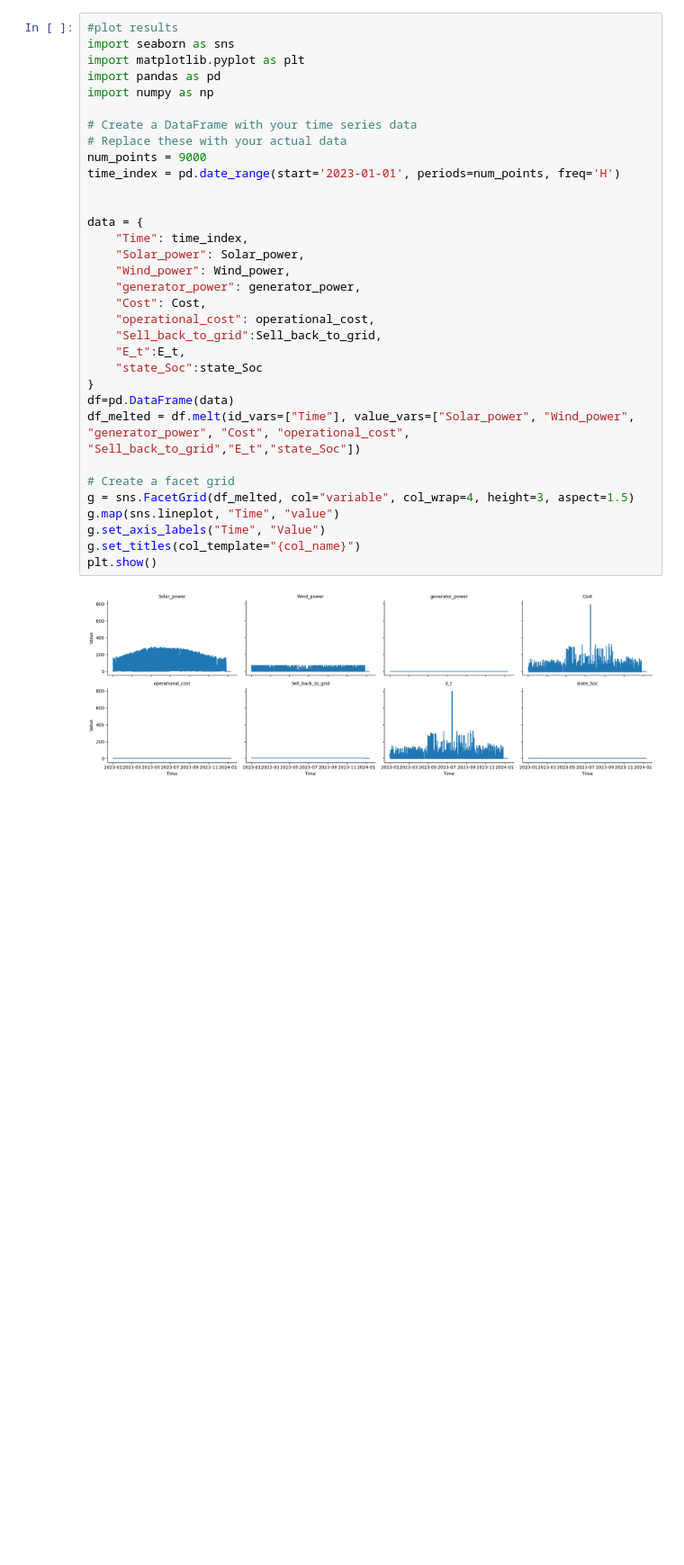
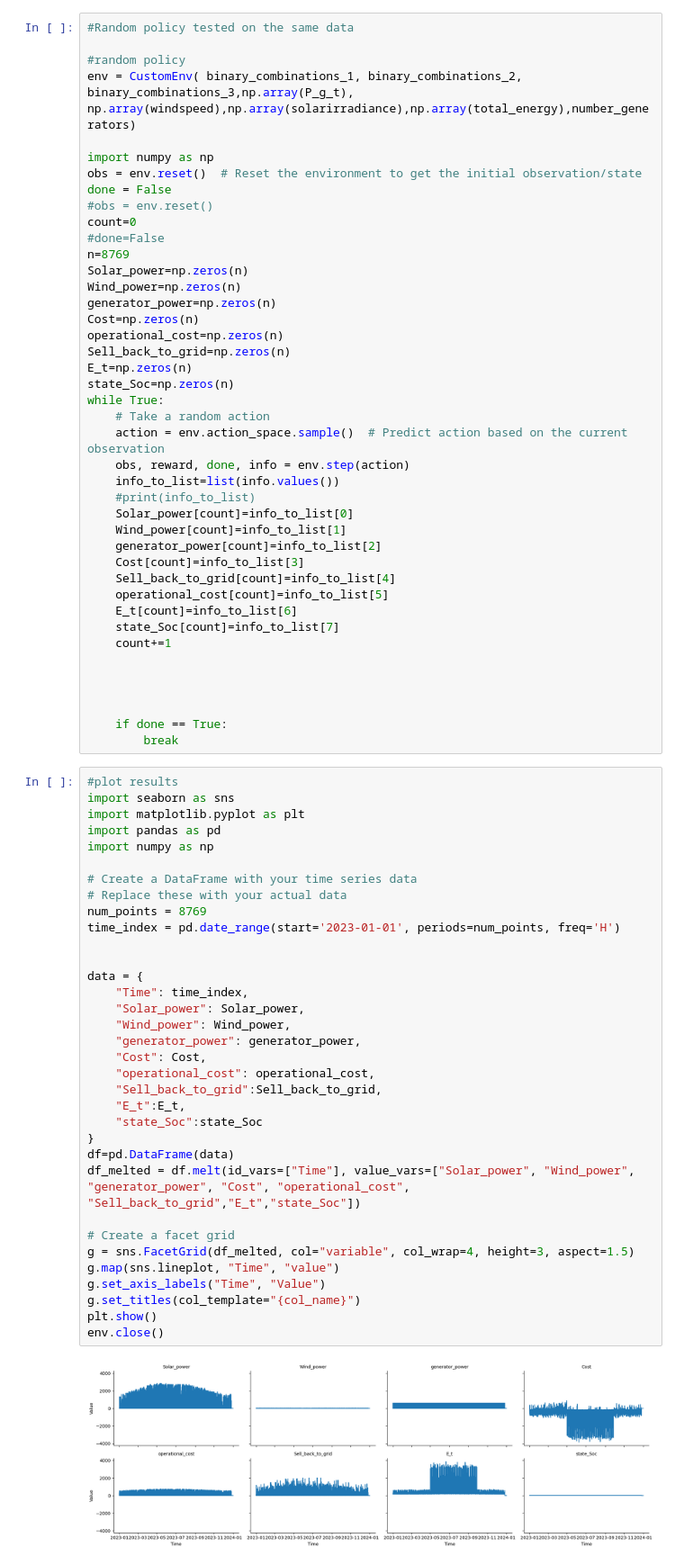
Before and after one commit to fredrikofstad/RL-Microgrid-Coordination, a Jupyter notebook: src/microgrid_env_rl.ipynb, the cells around one changed output. Shown: that part at 90% size. Saved outputs shown, nothing was run; the diff lists cells and outputs as text; blank space fills up the shorter version.

Commit message:
update,still have to use data in data

```diff
--- a/src/microgrid_env_rl.ipynb
+++ b/src/microgrid_env_rl.ipynb
@@ -550,35 +630,78 @@ while True:
+# %%
+#Random policy tested on the same data
+
+#random policy
+env = CustomEnv( binary_combinations_1, binary_combinations_2, binary_combinations_3,np.array(P_g_t), np.array(windspeed),np.array(solarirradiance),np.array(total_energy),number_generators)
+
+import numpy as np
+obs = env.reset()  # Reset the environment to get the initial observation/state
+done = False
+#obs = env.reset()
+count=0
+#done=False
+n=8769
+Solar_power=np.zeros(n)
+Wind_power=np.zeros(n)
+generator_power=np.zeros(n)
+Cost=np.zeros(n)
+operational_cost=np.zeros(n)
+Sell_back_to_grid=np.zeros(n)
+E_t=np.zeros(n)
+state_Soc=np.zeros(n)
+while True:
+    # Take a random action
+    action = env.action_space.sample()  # Predict action based on the current observation
+    obs, reward, done, info = env.step(action)
+    info_to_list=list(info.values())
+    #print(info_to_list)
+    Solar_power[count]=info_to_list[0]
+    Wind_power[count]=info_to_list[1]
+    generator_power[count]=info_to_list[2]
+    Cost[count]=info_to_list[3]
+    Sell_back_to_grid[count]=info_to_list[4]
+    operational_cost[count]=info_to_list[5]
+    E_t[count]=info_to_list[6]
+    state_Soc[count]=info_to_list[7]
+    count+=1
+
+
+
+
+    if done == True:
+        break
 # %%
 #plot results
 import seaborn as sns
 import matplotlib.pyplot as plt
 import pandas as pd
 import numpy as np
 
 # Create a DataFrame with your time series data
 # Replace these with your actual data
-num_points = 9000
+num_points = 8769
 time_index = pd.date_range(start='2023-01-01', periods=num_points, freq='H')
 
 
 data = {
     "Time": time_index,
     "Solar_power": Solar_power,
     "Wind_power": Wind_power,
     "generator_power": generator_power,
     "Cost": Cost,
     "operational_cost": operational_cost,
     "Sell_back_to_grid":Sell_back_to_grid,
     "E_t":E_t,
     "state_Soc":state_Soc
 }
 df=pd.DataFrame(data)
 df_melted = df.melt(id_vars=["Time"], value_vars=["Solar_power", "Wind_power", "generator_power", "Cost", "operational_cost", "Sell_back_to_grid","E_t","state_Soc"])
 
 # Create a facet grid
 g = sns.FacetGrid(df_melted, col="variable", col_wrap=4, height=3, aspect=1.5)
 g.map(sns.lineplot, "Time", "value")
 g.set_axis_labels("Time", "Value")
 g.set_titles(col_template="{col_name}")
 plt.show()
+env.close()
 # %% [output]
-[figure, old version]
+[figure, new version]
```
Also changed, not shown: parts of 13 cells of this notebook.
